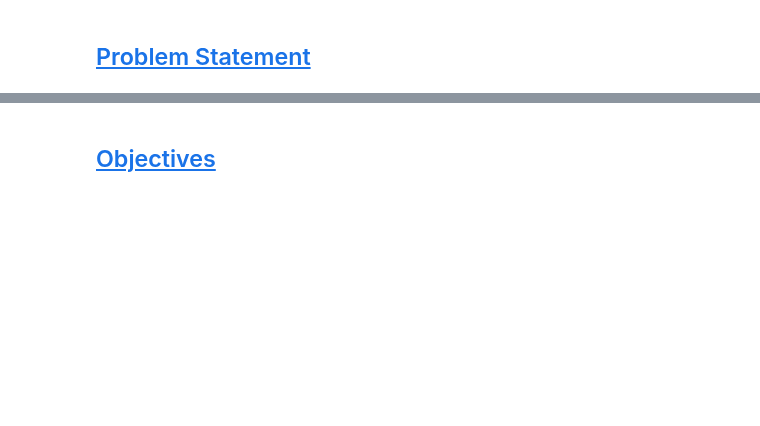
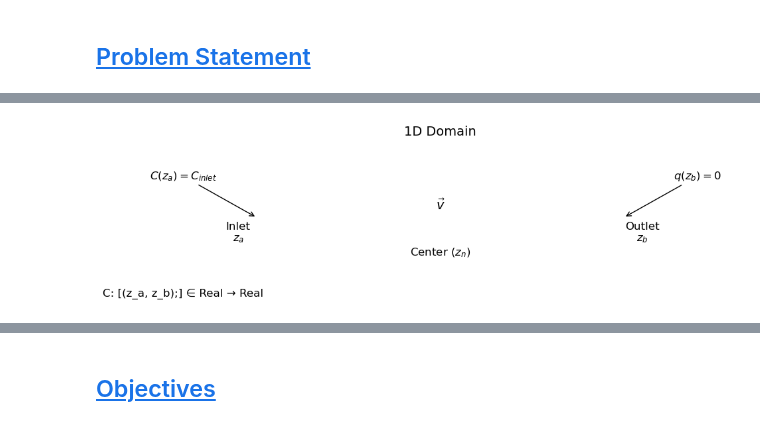
Before and after one commit to dpploy/engy-4390, a Jupyter notebook: projects/2024/tritium/report.ipynb, the cells around one changed output, grey strips where cells are left out. Saved outputs shown, nothing was run; the diff lists cells and outputs as text; code cells hidden in the pictures; blank space fills up the shorter version.

```diff
--- a/projects/2024/tritium/report.ipynb
+++ b/projects/2024/tritium/report.ipynb
@@ -102,2 +125,46 @@ With the following Boundary Conditions \
+# %%
+import matplotlib.pyplot as plt
+
+z_start, z_end = 0, 10
+r_position = 0.5
+
+fig, ax = plt.subplots(figsize=(10, 3))
+
+ax.plot([z_start, z_end], [r_position, r_position], color='white', linewidth=2)
+
+ax.text(z_start - 0.5,  r_position - 0.2, "Inlet\n$z_a$", fontsize=12, ha='center', va='center')
+ax.text(z_end + 0.5, r_position -0.2, "Outlet\n$z_b$", fontsize=12, ha='center', va='center')
+ax.text((z_start + z_end) / 2, r_position + 0.1, "$\\vec{v}$", fontsize=14, ha='center')
+
+
+ax.annotate(
+    "$C(z_a) = C_{inlet}$",
+    xy=(z_start, r_position), xytext=(z_start - 2, r_position + 0.5),
+    arrowprops=dict(facecolor='black', arrowstyle='->'),
+    fontsize=12, ha='center'
+)
+
+ax.annotate(
+    "$q(z_b) = 0$",
+    xy=(z_end, r_position), xytext=(z_end + 2, r_position + 0.5),
+    arrowprops=dict(facecolor='black', arrowstyle='->'),
+    fontsize=12, ha='center'
+)
+
+
+ax.text((z_start + z_end) / 2, r_position - 0.5, "Center ($z_n$)", fontsize=12, ha='center')
+ax.text(z_start - 2,  r_position - 1, "C: [(z_a, z_b);] ∈ Real → Real", fontsize=12, ha='center', va='center')
+
+ax.set_xlim(z_start - 2, z_end + 2)
+ax.set_ylim(r_position - 1, r_position + 1)
+ax.axis('off')
+
+
+ax.set_title("1D Domain", fontsize=14)
+
+#plt.savefig('1dDomain.png')
+plt.show()
+# %% [output]
+[figure, added]
 # %%
 import os
```
Also changed, not shown: parts of 42 cells of this notebook, 7 other files.
